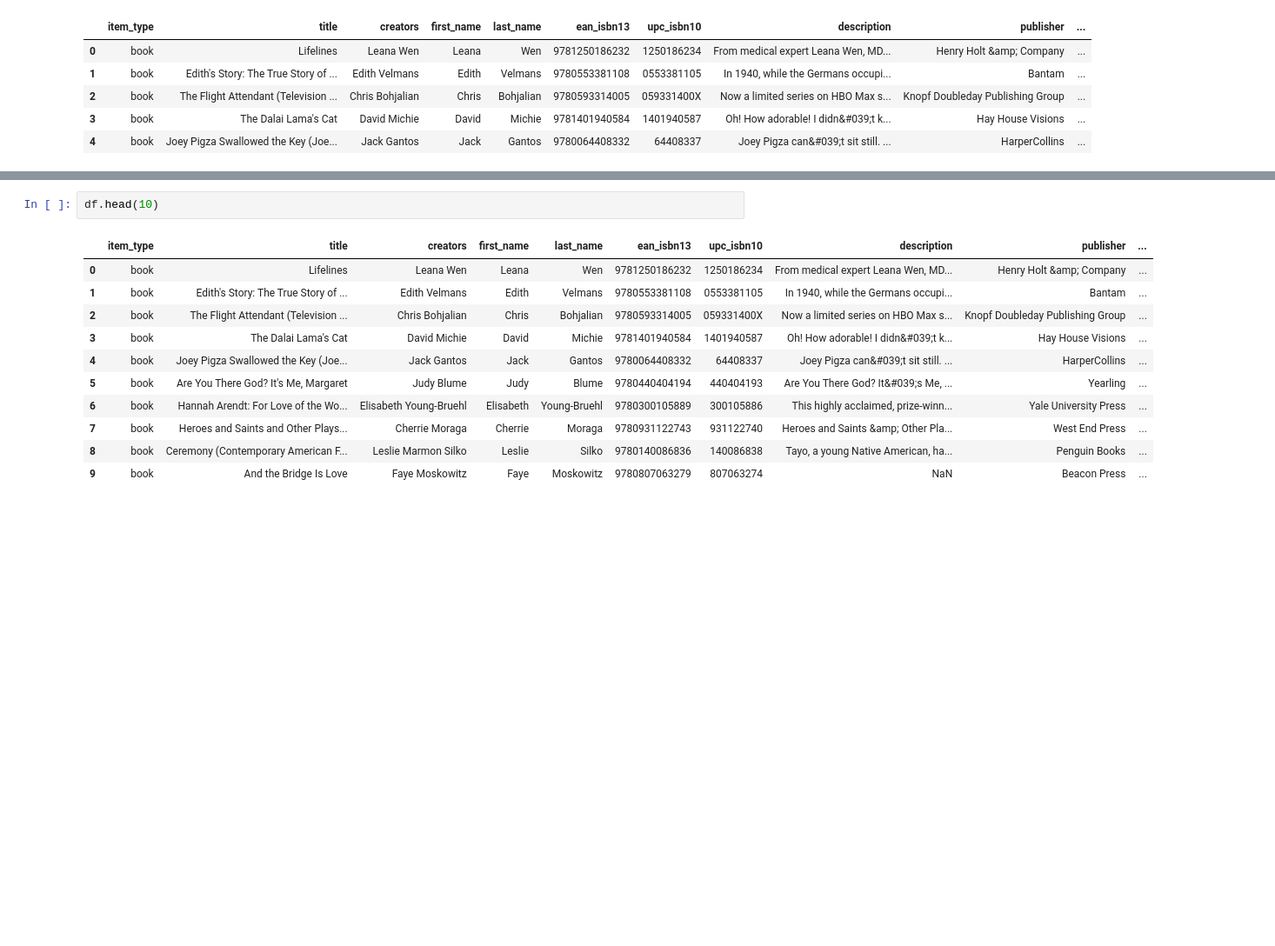
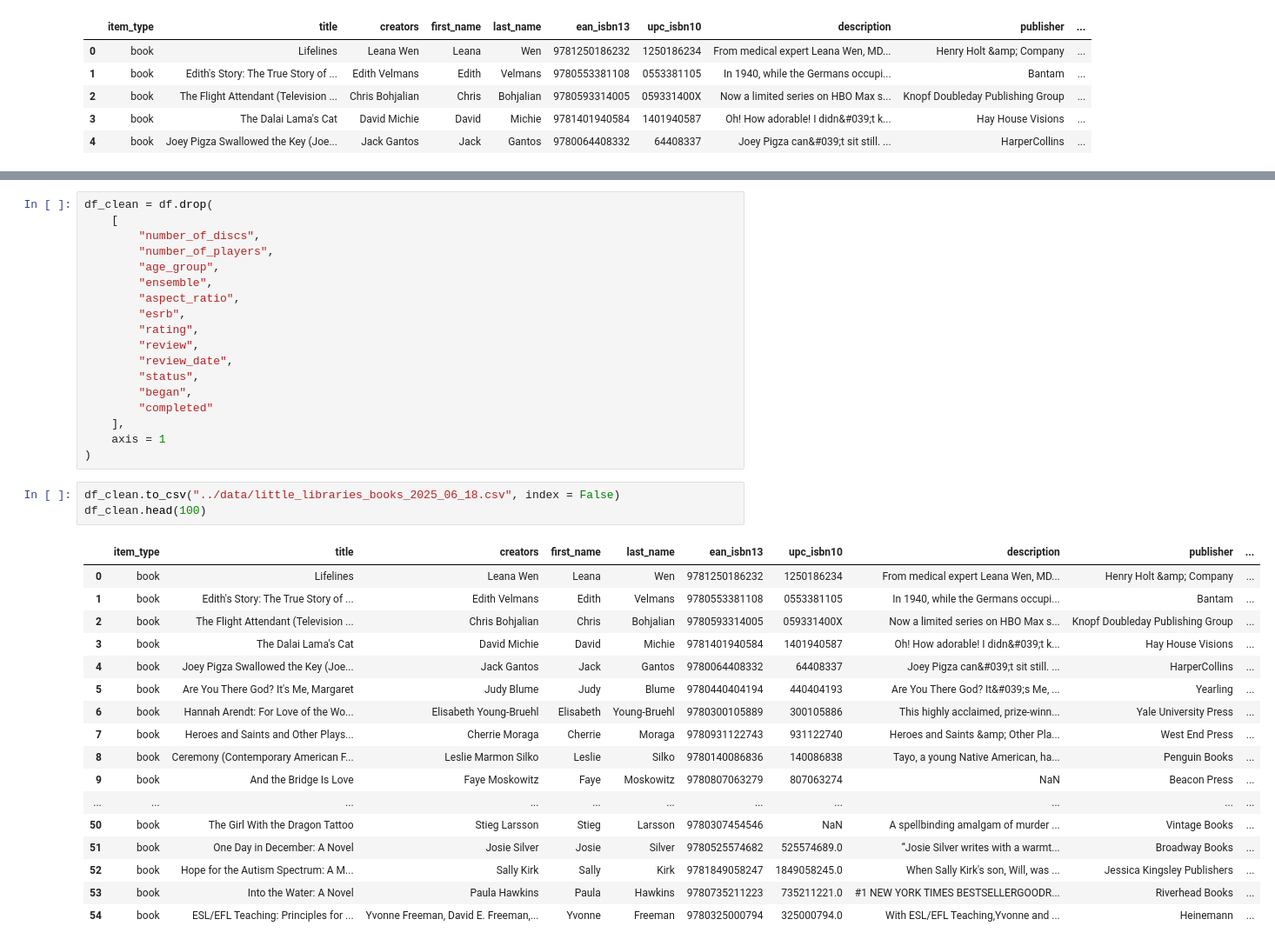
Before and after one commit to camdenblatchly/littlelibraries, a Jupyter notebook: scripts/libib_exploration.ipynb, the cells around one changed output, grey strips where cells are left out. Shown at 87% size. Drawn from its saved outputs; the diff is of its cells as text; blank space fills up the shorter version.

Commit message:
preliminary book analysis

```diff
--- a/scripts/libib_exploration.ipynb
+++ b/scripts/libib_exploration.ipynb
@@ -85,14 +100,39 @@ for index, row in df.head(10).iterrows():
 # %%
-df.head(10)
+df_clean = df.drop(
+    [
+        "number_of_discs",
+        "number_of_players",
+        "age_group",
+        "ensemble",
+        "aspect_ratio",
+        "esrb",
+        "rating",
+        "review",
+        "review_date",
+        "status",
+        "began",
+        "completed"
+    ],
+    axis = 1
+)
-# %% [output]
-|  | item_type | title | creators | first_name | last_name | ean_isbn13 | upc_isbn10 | description | publisher | ... |
-| 0 | book | Lifelines | Leana Wen | Leana | Wen | 9781250186232 | 1250186234 | From medical expert Leana Wen, MD... | Henry Holt &amp; Company | ... |
-| 1 | book | Edith's Story: The True Story of ... | Edith Velmans | Edith | Velmans | 9780553381108 | 0553381105 | In 1940, while the Germans occupi... | Bantam | ... |
-| 2 | book | The Flight Attendant (Television ... | Chris Bohjalian | Chris | Bohjalian | 9780593314005 | 059331400X | Now a limited series on HBO Max s... | Knopf Doubleday Publishing Group | ... |
-| 3 | book | The Dalai Lama's Cat | David Michie | David | Michie | 9781401940584 | 1401940587 | Oh! How adorable! I didn&#039;t k... | Hay House Visions | ... |
-| 4 | book | Joey Pigza Swallowed the Key (Joe... | Jack Gantos | Jack | Gantos | 9780064408332 | 64408337 | Joey Pigza can&#039;t sit still. ... | HarperCollins | ... |
-| 5 | book | Are You There God? It's Me, Margaret | Judy Blume | Judy | Blume | 9780440404194 | 440404193 | Are You There God? It&#039;s Me, ... | Yearling | ... |
-| 6 | book | Hannah Arendt: For Love of the Wo... | Elisabeth Young-Bruehl | Elisabeth | Young-Bruehl | 9780300105889 | 300105886 | This highly acclaimed, prize-winn... | Yale University Press | ... |
-| 7 | book | Heroes and Saints and Other Plays... | Cherrie Moraga | Cherrie | Moraga | 9780931122743 | 931122740 | Heroes and Saints &amp; Other Pla... | West End Press | ... |
-| 8 | book | Ceremony (Contemporary American F... | Leslie Marmon Silko | Leslie | Silko | 9780140086836 | 140086838 | Tayo, a young Native American, ha... | Penguin Books | ... |
-| 9 | book | And the Bridge Is Love | Faye Moskowitz | Faye | Moskowitz | 9780807063279 | 807063274 | NaN | Beacon Press | ... |
+# %%
+df_clean.to_csv("../data/little_libraries_books_2025_06_18.csv", index = False)
+df_clean.head(100)
+# %% [output]
+|  | item_type | title | creators | first_name | last_name | ean_isbn13 | upc_isbn10 | description | publisher | ... |
+| 0 | book | Lifelines | Leana Wen | Leana | Wen | 9781250186232 | 1250186234 | From medical expert Leana Wen, MD... | Henry Holt &amp; Company | ... |
+| 1 | book | Edith's Story: The True Story of ... | Edith Velmans | Edith | Velmans | 9780553381108 | 0553381105 | In 1940, while the Germans occupi... | Bantam | ... |
+| 2 | book | The Flight Attendant (Television ... | Chris Bohjalian | Chris | Bohjalian | 9780593314005 | 059331400X | Now a limited series on HBO Max s... | Knopf Doubleday Publishing Group | ... |
+| 3 | book | The Dalai Lama's Cat | David Michie | David | Michie | 9781401940584 | 1401940587 | Oh! How adorable! I didn&#039;t k... | Hay House Visions | ... |
+| 4 | book | Joey Pigza Swallowed the Key (Joe... | Jack Gantos | Jack | Gantos | 9780064408332 | 64408337 | Joey Pigza can&#039;t sit still. ... | HarperCollins | ... |
+| 5 | book | Are You There God? It's Me, Margaret | Judy Blume | Judy | Blume | 9780440404194 | 440404193 | Are You There God? It&#039;s Me, ... | Yearling | ... |
+| 6 | book | Hannah Arendt: For Love of the Wo... | Elisabeth Young-Bruehl | Elisabeth | Young-Bruehl | 9780300105889 | 300105886 | This highly acclaimed, prize-winn... | Yale University Press | ... |
+| 7 | book | Heroes and Saints and Other Plays... | Cherrie Moraga | Cherrie | Moraga | 9780931122743 | 931122740 | Heroes and Saints &amp; Other Pla... | West End Press | ... |
+| 8 | book | Ceremony (Contemporary American F... | Leslie Marmon Silko | Leslie | Silko | 9780140086836 | 140086838 | Tayo, a young Native American, ha... | Penguin Books | ... |
+| 9 | book | And the Bridge Is Love | Faye Moskowitz | Faye | Moskowitz | 9780807063279 | 807063274 | NaN | Beacon Press | ... |
+| ... | ... | ... | ... | ... | ... | ... | ... | ... | ... | ... |
+| 50 | book | The Girl With the Dragon Tattoo | Stieg Larsson | Stieg | Larsson | 9780307454546 | NaN | A spellbinding amalgam of murder ... | Vintage Books | ... |
+| 51 | book | One Day in December: A Novel | Josie Silver | Josie | Silver | 9780525574682 | 525574689.0 | “Josie Silver writes with a warmt... | Broadway Books | ... |
+| 52 | book | Hope for the Autism Spectrum: A M... | Sally Kirk | Sally | Kirk | 9781849058247 | 1849058245.0 | When Sally Kirk's son, Will, was ... | Jessica Kingsley Publishers | ... |
+| 53 | book | Into the Water: A Novel | Paula Hawkins | Paula | Hawkins | 9780735211223 | 735211221.0 | #1 NEW YORK TIMES BESTSELLERGOODR... | Riverhead Books | ... |
+| 54 | book | ESL/EFL Teaching: Principles for ... | Yvonne Freeman, David E. Freeman,... | Yvonne | Freeman | 9780325000794 | 325000794.0 | With ESL/EFL Teaching,Yvonne and ... | Heinemann | ... |
```
Also changed, not shown: parts of 2 cells of this notebook, 1 other file.
